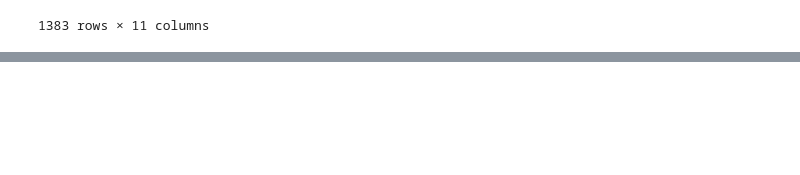
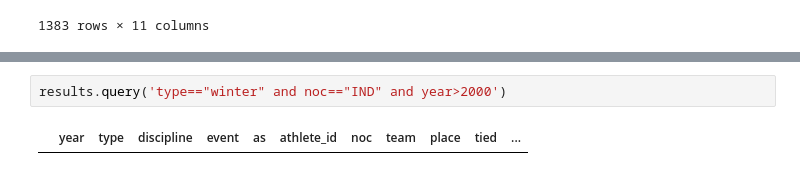
Before and after one commit to mus9090/pandas-practice, a Jupyter notebook: 01-basics.ipynb, the cells around one changed output, grey strips where cells are left out. Drawn from its saved outputs; the diff is of its cells as text; blank space fills up the shorter version.

```diff
--- a/01-basics.ipynb
+++ b/01-basics.ipynb
@@ -218,0 +228,4 @@ bios[(bios["NOC"].str.contains("India")) & (bios["born_city"]=="Delhi")]
+# %%
+results.query('type=="winter" and noc=="IND" and year>2000')
+# %% [output]
+|  | year | type | discipline | event | as | athlete_id | noc | team | place | tied | ... |
```
Also changed, not shown: parts of 2 cells of this notebook.
